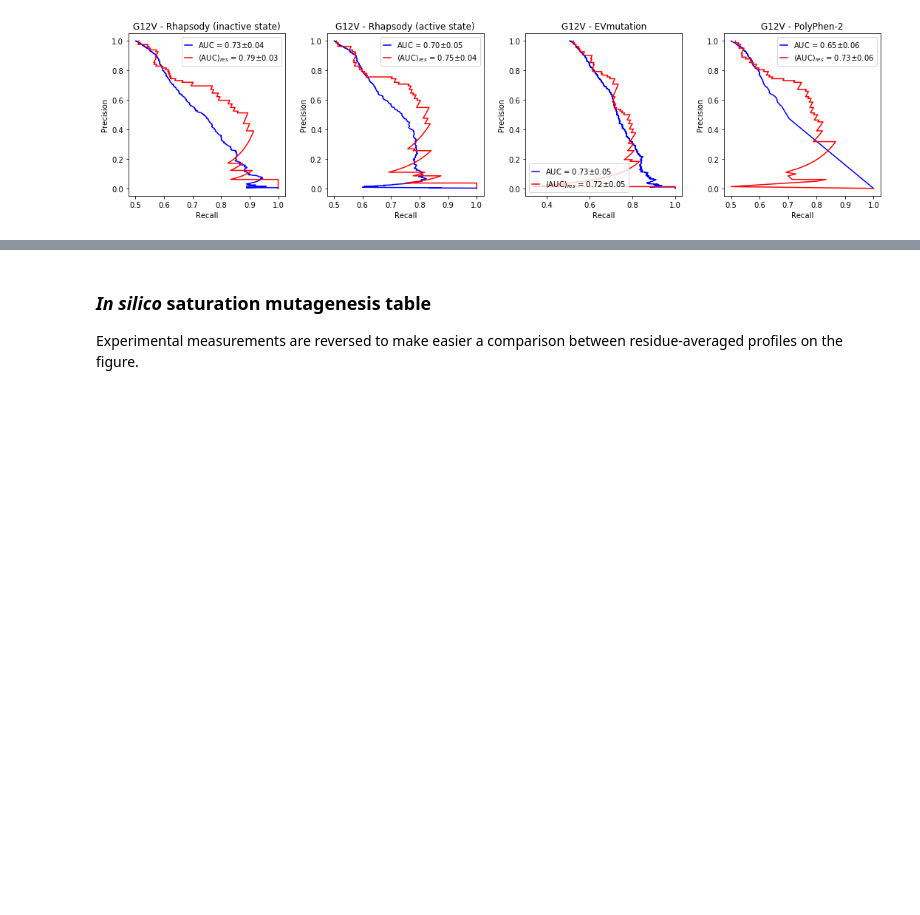
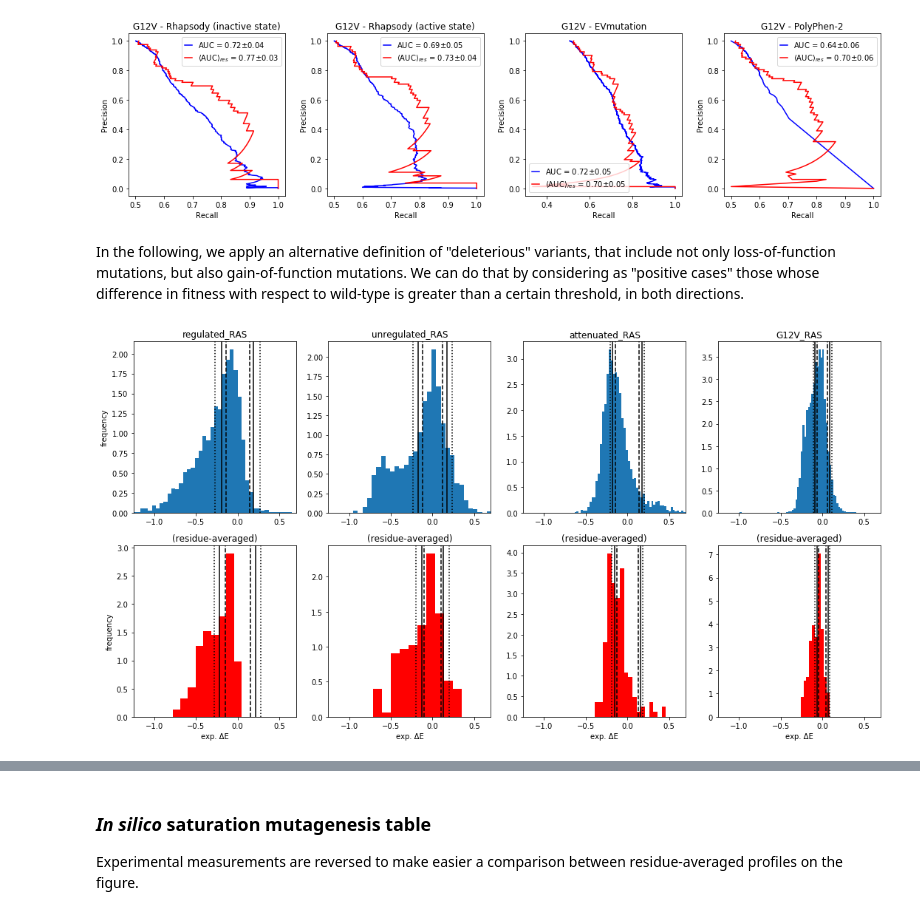
Before and after one commit to prody/rhapsody-tutorials, a Jupyter notebook: RAS_analysis/RAS_variants_analysis.ipynb, the cells around one changed output, grey strips where cells are left out. Saved outputs shown, nothing was run; the diff lists cells and outputs as text; code cells hidden in the pictures; blank space fills up the shorter version.

```diff
--- a/RAS_analysis/RAS_variants_analysis.ipynb
+++ b/RAS_analysis/RAS_variants_analysis.ipynb
@@ -362,9 +409,9 @@ for case in exp_scores:
         m = {}
 
         # loop over cutoffs for experimental values
-        for q in [40, 50, 60]:
-            cutoff     = np.nanpercentile(exp_score, q)
-            avg_cutoff = np.nanpercentile(avg_exp_score, q)
+        for q in cutoff_qs:
+            cutoff     = cutoffs[case][q]
+            avg_cutoff = avg_cutoffs[case][q]
 
             m[q] = {}
 
@@ -379,7 +426,6 @@ for case in exp_scores:
             m[q]['AUROC'] = roc_auc_score(exp_class, cs)
             m[q]['AUPRC'] = average_precision_score(exp_class, cs)
 
-
             # binary classification for residue-averaged measurements
             exp_class = np.where(avg_exp_score[avg_sel] < avg_cutoff, 1, 0)
             cs = avg_comput_score[avg_sel]
@@ -477,3 +517,54 @@ for case in exp_scores:
 [figure]
 [figure]
 [figure]
+# %% [markdown]
+In the following, we apply an alternative definition of "deleterious" variants, that include not only loss-of-function mutations, but also gain-of-function mutations. We can do that by considering as "positive cases" those whose difference in fitness with respect to wild-type is greater than a certain threshold, in both directions.
+# %%
+threshold_qs = [40, 50, 60]
+threshold_qs.sort()
+
+thresholds = {}
+avg_thresholds = {}
+
+
+fig, axes = plt.subplots(2, 4, figsize=(15,8))
+
+for i, case in enumerate(exp_scores):
+    exp_score = exp_scores[case]
+    exp_score = exp_score[~np.isnan(exp_score)]
+    avg_exp_score = avg_exp_scores[case]
+    avg_exp_score = avg_exp_score[~np.isnan(avg_exp_score)]
+
+    # threshold definitions
+#     thresholds[case]     = {q: q * np.std(exp_score) for q in threshold_qs}
+#     avg_thresholds[case] = {q: q * np.std(avg_exp_score) for q in threshold_qs}
+    thresholds[case]     = {q: np.nanpercentile(abs(exp_score), q) for q in cutoff_qs}
+    avg_thresholds[case] = {q: np.nanpercentile(abs(avg_exp_score), q) for q in cutoff_qs}
+
+    ax1 = axes[0, i]
+    ax2 = axes[1, i]
+
+    ax1.hist(exp_score, density=True, bins='auto')
+    ax2.hist(avg_exp_score, density=True, bins='auto', color='red')
+
+    for q, ls in zip(threshold_qs, ['--', '-', ':']):
+        threshold     = thresholds[case][q]
+        avg_threshold = avg_thresholds[case][q]
+        ax1.axvline( threshold, color='k', ls=ls)
+        ax1.axvline(-threshold, color='k', ls=ls)
+        ax2.axvline( avg_threshold, color='k', ls=ls)
+        ax2.axvline(-avg_threshold, color='k', ls=ls)
+
+    ax1.set_title(case)
+    ax2.set_title('(residue-averaged)')
+    ax1.set_xlim((-1.25, 0.7))
+    ax2.set_xlim((-1.25, 0.7))
+    ax2.set_xlabel('exp. ΔE')
+
+axes[0,0].set_ylabel('frequency')
+axes[1,0].set_ylabel('frequency')
+
+fig.tight_layout()
+fig.savefig(f'figures/histograms-threshold.png', dpi=300)
+# %% [output]
+[figure, added]
```
Also changed, not shown: parts of 22 cells of this notebook, 3 other files.
